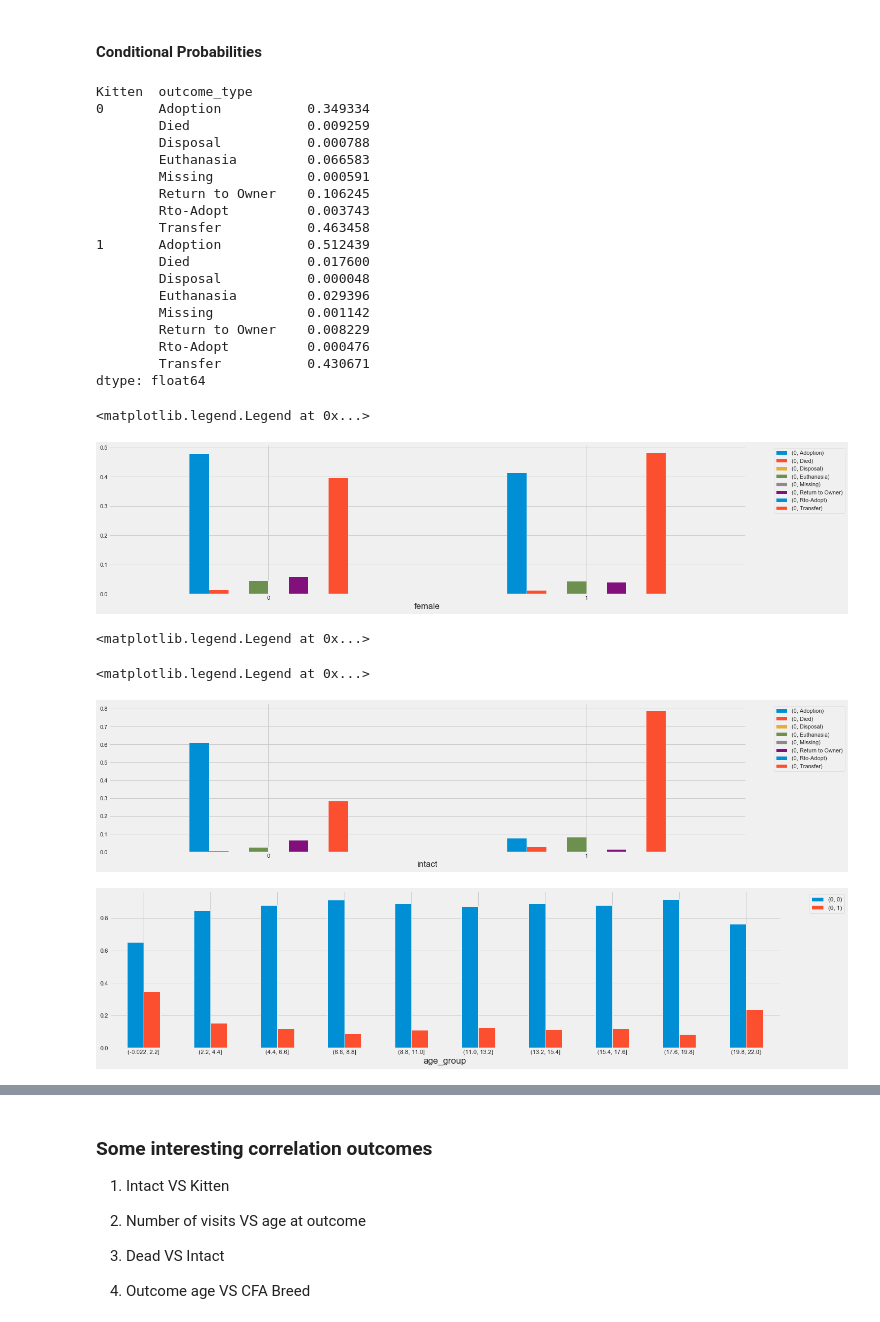
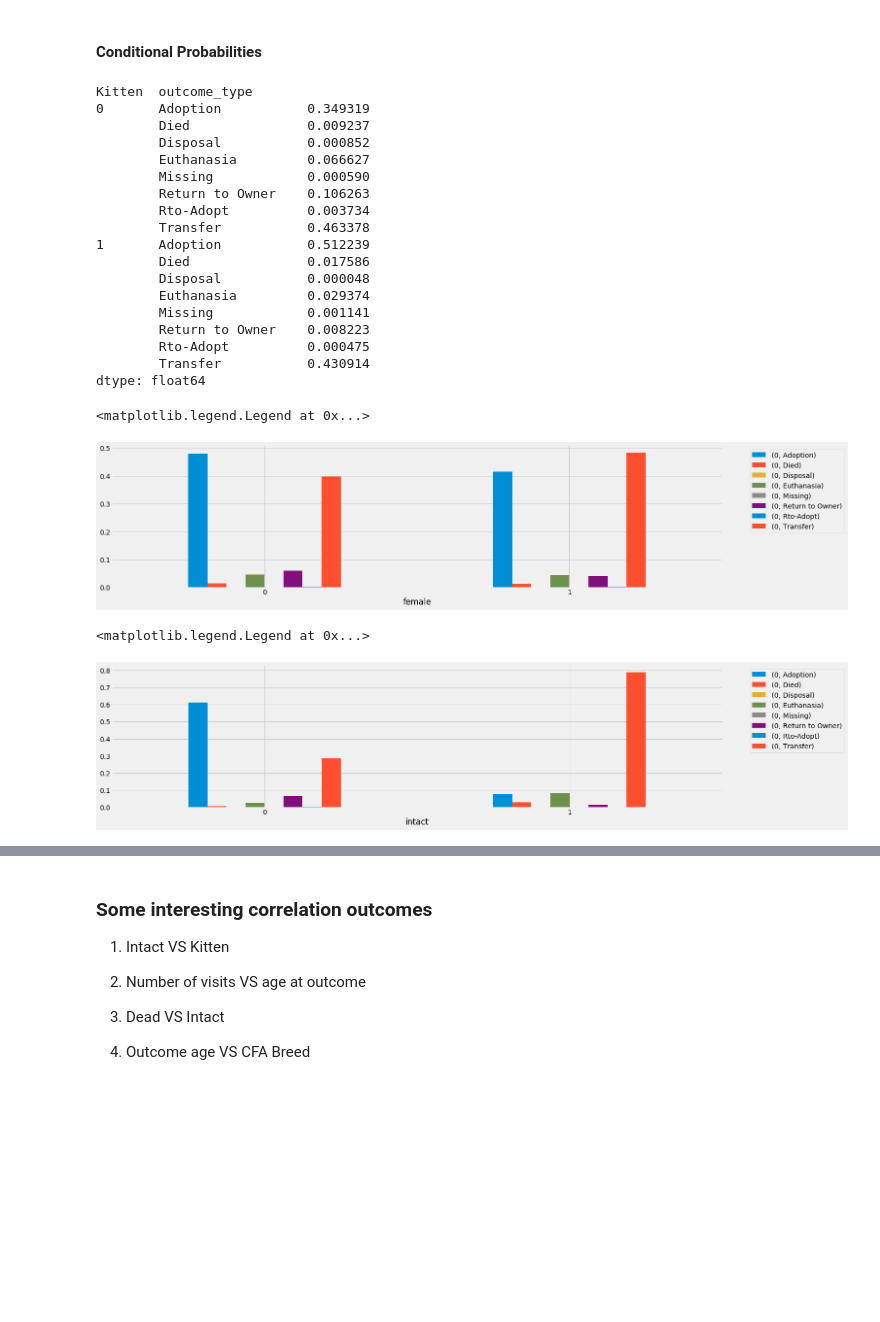
Before and after one commit to albertsaave/scs_3251_project, a Jupyter notebook: hugh-acc-shelter-cats.ipynb, the cells around one changed output, grey strips where cells are left out. Cells and saved outputs as stored; diff of their text form; code cells hidden in the pictures; blank space fills up the shorter version.

```diff
--- a/hugh-acc-shelter-cats.ipynb
+++ b/hugh-acc-shelter-cats.ipynb
@@ -124,6 +128,6 @@ cats_df['outcome_age_(years)'] = cats_df['outcome_age_(days)'] / 365
 cats_df['Cat'] = np.where(cats_df['outcome_age_(days)'] >= 180, 1, 0)
 cats_df['Kitten'] = np.where(cats_df['outcome_age_(days)'] >= 180, 0, 1)
 # %%
-cats_df['age_group'] = pd.cut(cats_df['outcome_age_(years)'], 10)
+cats_df['age_group'] = pd.cut(cats_df['outcome_age_(years)'], 8)
 cats_df['age_group'].value_counts()
 # %% [output]
@@ -271,3 +279,17 @@ cats_df['disposed'] = np.where(cats_df['outcome_type'].str.contains('Disposal'),
+# %%
+cats_df['tabby'] = np.where(cats_df['coat_pattern'].str.contains('tabby'), 1, 0)
+cats_df['tricolor'] = np.where(cats_df['coat_pattern'].str.contains('tricolor'), 0, 1)
+cats_df['agouti'] = np.where(cats_df['coat_pattern'].str.contains('agouti'), 0, 1)
+cats_df['calico'] = np.where(cats_df['coat_pattern'].str.contains('calico'), 1, 0)
+cats_df['brindle'] = np.where(cats_df['coat_pattern'].str.contains('brindle'), 1, 0)
+cats_df['tortie'] = np.where(cats_df['coat_pattern'].str.contains('tortie'), 0, 1)
+cats_df['torbie'] = np.where(cats_df['coat_pattern'].str.contains('torbie'), 0, 1)
+cats_df['point'] = np.where(cats_df['coat_pattern'].str.contains('point'), 1, 0)
+cats_df['smoke'] = np.where(cats_df['coat_pattern'].str.contains('smoke'), 1, 0)
+cats_df['other'] = np.where(cats_df['coat_pattern'].str.contains('other'), 1, 0)
+# %%
+cats_df['is_old'] = np.where(cats_df['outcome_age_(years)'] > 10, 1, 0)
+cats_df['had_multiple_visits'] = np.where(cats_df['number_of_visits'] > 1, 1, 0)
 # %%
 cats_df.head()
 # %% [output]
@@ -522,22 +547,22 @@ prob_kitten = cats_df.groupby('Kitten').size().div(len(cats_df))
 cats_df.groupby(['Kitten', 'outcome_type']).size().div(len(cats_df)).div(prob_kitten)
 # %% [output]
 Kitten  outcome_type
-0       Adoption           0.349334
-        Died               0.009259
-        Disposal           0.000788
-        Euthanasia         0.066583
-        Missing            0.000591
-        Return to Owner    0.106245
-        Rto-Adopt          0.003743
-        Transfer           0.463458
-1       Adoption           0.512439
-        Died               0.017600
+0       Adoption           0.349319
+        Died               0.009237
+        Disposal           0.000852
+        Euthanasia         0.066627
+        Missing            0.000590
+        Return to Owner    0.106263
+        Rto-Adopt          0.003734
+        Transfer           0.463378
+1       Adoption           0.512239
+        Died               0.017586
         Disposal           0.000048
-        Euthanasia         0.029396
-        Missing            0.001142
-        Return to Owner    0.008229
-        Rto-Adopt          0.000476
-        Transfer           0.430671
+        Euthanasia         0.029374
+        Missing            0.001141
+        Return to Owner    0.008223
+        Rto-Adopt          0.000475
+        Transfer           0.430914
 dtype: float64
 # %%
 female_probabilities = cats_df.groupby('female').size().div(len(cats_df))
@@ -548,30 +573,21 @@ sns.despine(bottom=True)
 plt.legend(bbox_to_anchor=(1.04,1), loc="upper left")
 # %% [output]
 <matplotlib.legend.Legend at 0x...>
-[figure, old version]
+[figure, new version]
 # %%
 # Intact cats are more prone to dieing vs ones that are spayed/neutuered. Taking this one step further, intact cats
 # are more likely to be really young, or very old, so there will likely be some form of correlation between these
 # three variables. Something to explore?
 
 intact_probabilities = cats_df.groupby('intact').size().div(len(cats_df))
 intact = cats_df.groupby(['intact', 'outcome_type']).size().div(len(cats_df)).div(intact_probabilities)
 intact_df = intact.to_frame()
 plt = intact_df.unstack('outcome_type').plot.bar(rot=0, linewidth=1, figsize=(20, 5))
 sns.despine(bottom=True)
 plt.legend(bbox_to_anchor=(1.04,1), loc="upper left")
-
-age_probabilities = cats_df.groupby('age_group').size().div(len(cats_df))
-age = cats_df.groupby(['age_group', 'intact']).size().div(len(cats_df)).div(age_probabilities)
-age_df = age.to_frame()
-plt = age_df.unstack('intact').plot.bar(rot=0, linewidth=1, figsize=(20, 5))
-sns.despine(bottom=True)
-plt.legend(bbox_to_anchor=(1.04,1), loc="upper left")
 # %% [output]
 <matplotlib.legend.Legend at 0x...>
-<matplotlib.legend.Legend at 0x...>
-[figure, old version]
+[figure, new version]
-[figure, removed]
 # %%
 ## exploring correlation between age_group and intact and death!
 corr_df = pd.DataFrame()
```
Also changed, not shown: parts of 94 cells of this notebook.
